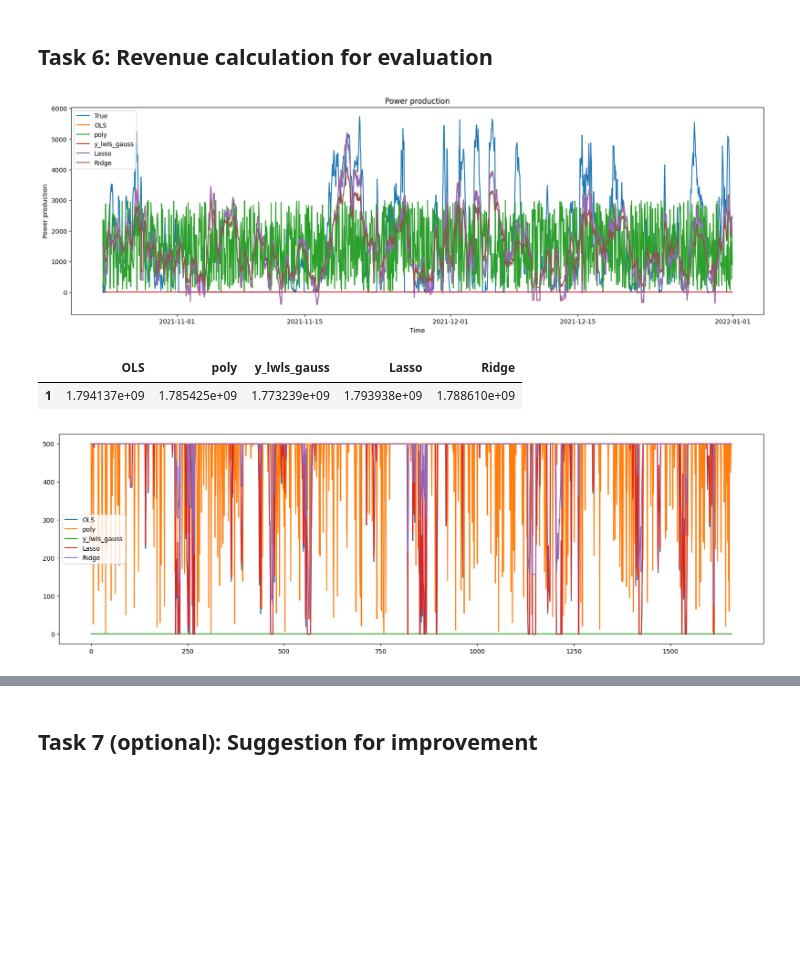
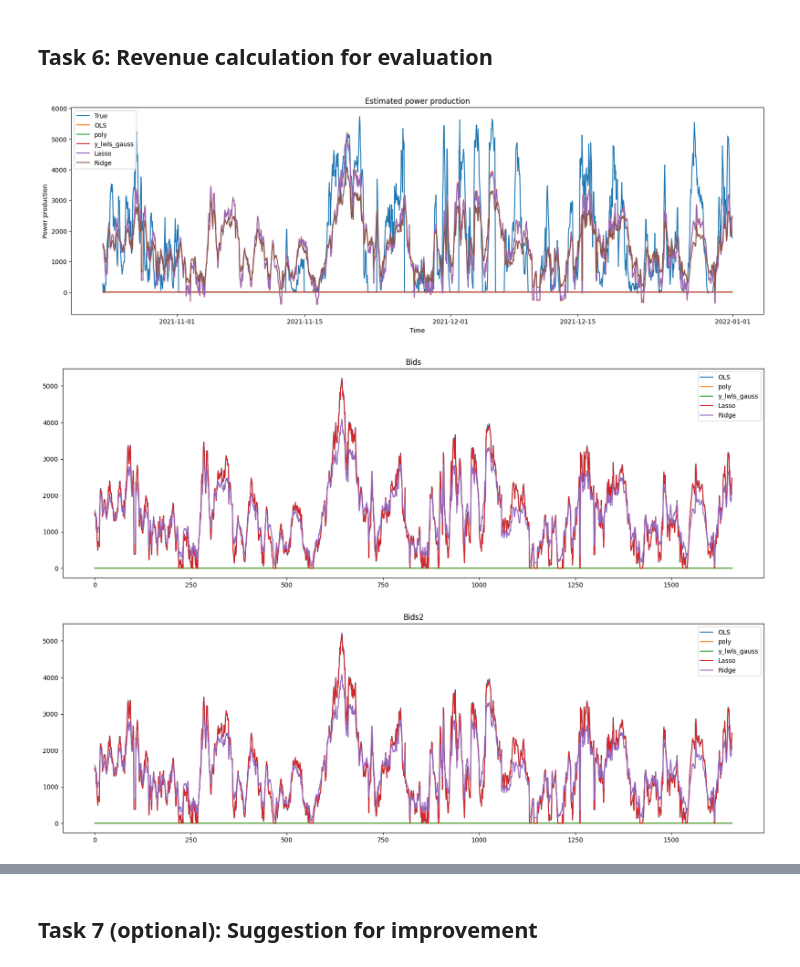
Before and after one commit to JacobSkaarup/46765_assignment1, a Jupyter notebook: main.ipynb, the cells around one changed output, grey strips where cells are left out. Saved outputs shown, nothing was run; the diff lists cells and outputs as text; code cells hidden in the pictures; blank space fills up the shorter version.

```diff
--- a/main.ipynb
+++ b/main.ipynb
@@ -16,13 +26,6 @@ import numpy as np
 from gurobipy import GRB
 
 # Create optimization model for bidding strategy in DA and balancing market
-# Probably good to write it as a class or function for easier repeated use
-
-#### Set parameters ####
-t = 24
-C = 500 ### OBS FORKERT!!!!!!!!
-
-
 # Fixed price and production arrays
 
 lambda_DA = [65.3, 72.1, 80.5, 67.8, 55.9, 64.2, 78.4, 71.3, 85.1, 90.5, 63.4, 70.9,
@@ -38,7 +41,7 @@ lambda_down = [25.4, 32.6, 45.2, 30.1, 23.9, 27.8, 33.7, 31.4, 40.5, 38.1, 27.2,
 P_proj = [82.3, 77.4, 92.1, 84.6, 65.2, 70.1, 88.3, 79.5, 90.9, 95.4, 69.8, 83.2,
           76.9, 81.7, 89.2, 85.0, 67.5, 73.8, 91.1, 94.5, 62.3, 78.9, 93.4, 81.5]  # Realized production (MW)
 
-def market_bid(lambda_DA, lambda_up, lambda_down, P_proj,  C = 500):
+def market_bid(lambda_DA, lambda_up, lambda_down, P_proj,  C = 6500):
 
     t = len(P_proj)
     #### Create model ####
@@ -54,7 +57,7 @@ def market_bid(lambda_DA, lambda_up, lambda_down, P_proj,  C = 500):
 
     #### Set Constraints ####
     # Ensure that in each hour, the wind farm cannot be paid for both upward and downward regulation
-    model.addConstrs((u[i] + d[i] <= 1 for i in range(t)), "up_or_down")
+    #model.addConstrs((u[i] + d[i] <= 1 for i in range(t)), "up_or_down") # Not binding
 
     # Ensure that the wind farm is either in upward or downward regulation.
     model.addConstrs((u[i] + d[i] == 1 for i in range(t)), "regulation")
@@ -77,18 +80,11 @@ def market_bid(lambda_DA, lambda_up, lambda_down, P_proj,  C = 500):
 
 
     #### Print results ####
-    """
-    print("Optimal production/bid in DA market")
-    for i in range(t):
-        print(f"t={i}: Bid: {P_bid[i].x}  Projected: {P_proj[i]} Day-ahead price: {lambda_DA[i]} Upward price: {lambda_up[i]} Downward price: {lambda_down[i]}  Binary up: {u[i].x}  Binary down: {d[i].x}")
-
-    print("Objective value")
-    print(model.objVal)
-    """
     bid = model.getAttr("X", P_bid)
     bid = np.array([bid[i] for i in range(t)])
     return bid
 
 
 P_bid = market_bid(lambda_DA, lambda_up, lambda_down, P_proj)
+print(P_bid)
 # %% [output]
@@ -474,7 +499,7 @@ MAE Ridge: 996.1133347460565
 [figure]
 # %%
 # Temporarily set values for poly and lwls
-y_poly = np.random.rand(len(y_test))*3000
+y_poly = np.ones(len(y_test))
 y_lwls_gauss = np.ones(len(y_test))
 
 # Create dataframe with test data and predictions
@@ -516,12 +541,12 @@ plt.plot(test_data.index, test_data['y_lwls_gauss'], label='y_lwls_gauss')
 plt.plot(test_data.index, test_data['Lasso'], label='Lasso')
 plt.plot(test_data.index, test_data['Ridge'], label='Ridge')
 plt.legend()
-plt.title('Power production')
+plt.title('Estimated power production')
 plt.xlabel('Time')
 plt.ylabel('Power production')
 plt.show()
 # %% [output]
-[figure, old version]
+[figure, new version]
 # %%
 def revenue(real, P_proj, lambda_DA, lambda_up, lambda_down):
     bid = market_bid(lambda_DA, lambda_up, lambda_down, P_proj)
@@ -538,19 +564,17 @@ for model in model_names:
     #    daily_data = test_data.loc[test_data.index == date]
     #    revenues[date] = revenue(daily_data["spotprice"], daily_data[model], daily_data["lambda_up"], daily_data["lambda_down"])
     revenues[model], bids[model] = revenue(test_data["power"].values, test_data[model].values, test_data["spotprice"].values, test_data["lambda_up"].values, test_data["lambda_down"].values)
-# %%
-revenues
-# %% [output]
-|  | OLS | poly | y_lwls_gauss | Lasso | Ridge |
-| 1 | 1.794137e+09 | 1.785425e+09 | 1.773239e+09 | 1.793938e+09 | 1.788610e+09 |
 # %%
+# Plot bids from original and modified model
 plt.figure(figsize=(20, 6))
 for model in model_names:
     plt.plot(bids[model], label=model)
 plt.legend()
+plt.title('Bids')
 plt.show()
 # %% [output]
-[figure, old version]
+[figure, new version]
+[figure, added]
 # %%
 # Plot historgam of bids for each model in seperate subplots
 fig, axs = plt.subplots(3, 2, figsize=(20, 20))
```
Also changed, not shown: parts of 7 cells of this notebook, 1 other file.
